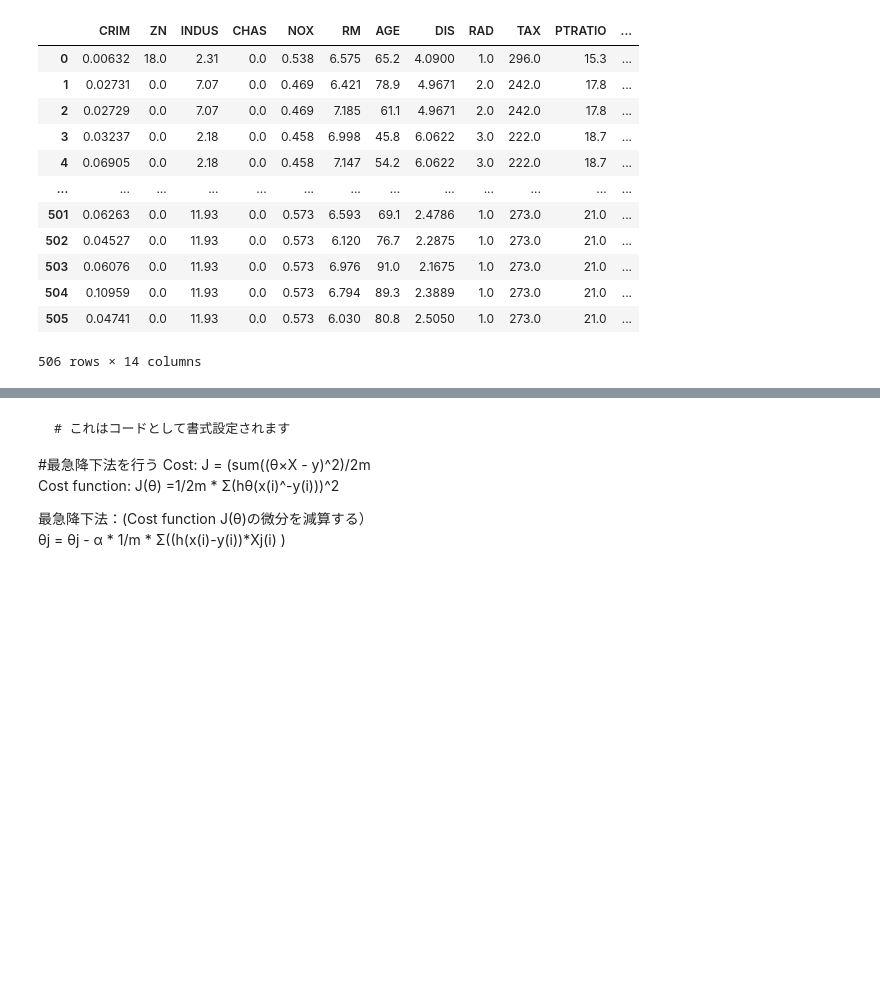
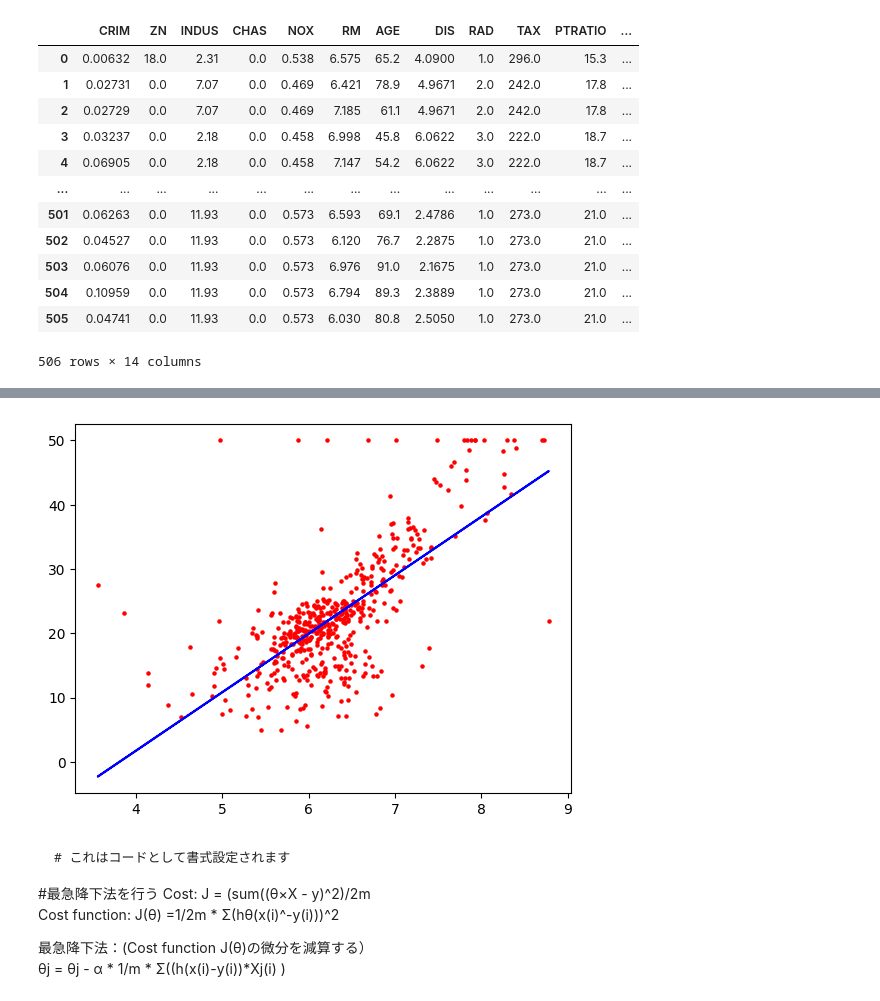
Before and after one commit to ykitaguchi77/Laboratory_course, a Jupyter notebook: 6. Pythonを用いたLinear Regression.ipynb, the cells around one changed output, grey strips where cells are left out. Cells and saved outputs as stored; diff of their text form; code cells hidden in the pictures; blank space fills up the shorter version.

```diff
--- a/6. Pythonを用いたLinear Regression.ipynb
+++ b/6. Pythonを用いたLinear Regression.ipynb
@@ -102,3 +60,17 @@ plt.scatter(x, y, s=5, c="red")
+# %%
+# prompt: scikit learnで線形に近似。scatterplotと同時に表示
+
+
+# scikit-learnで線形に近似
+model = LinearRegression()
+model.fit(x.reshape(-1, 1), y)
+y_pred = model.predict(x.reshape(-1, 1))
+# 散布図と線形回帰の線を表示
+plt.scatter(x, y, s=5, c="red")
+plt.plot(x, y_pred, c="blue")
+plt.show()
+# %% [output]
+[figure, added]
 # %% [markdown]
 
 
```
Also changed, not shown: parts of 4 cells of this notebook.
